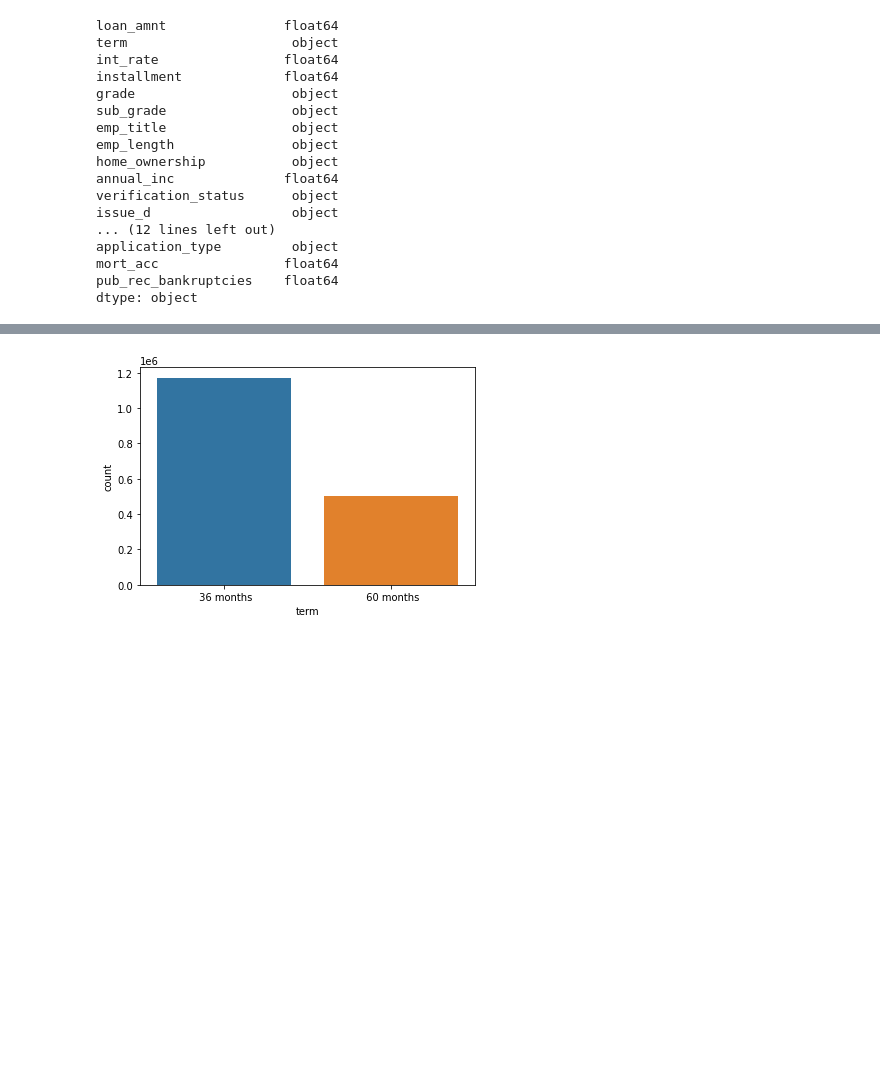
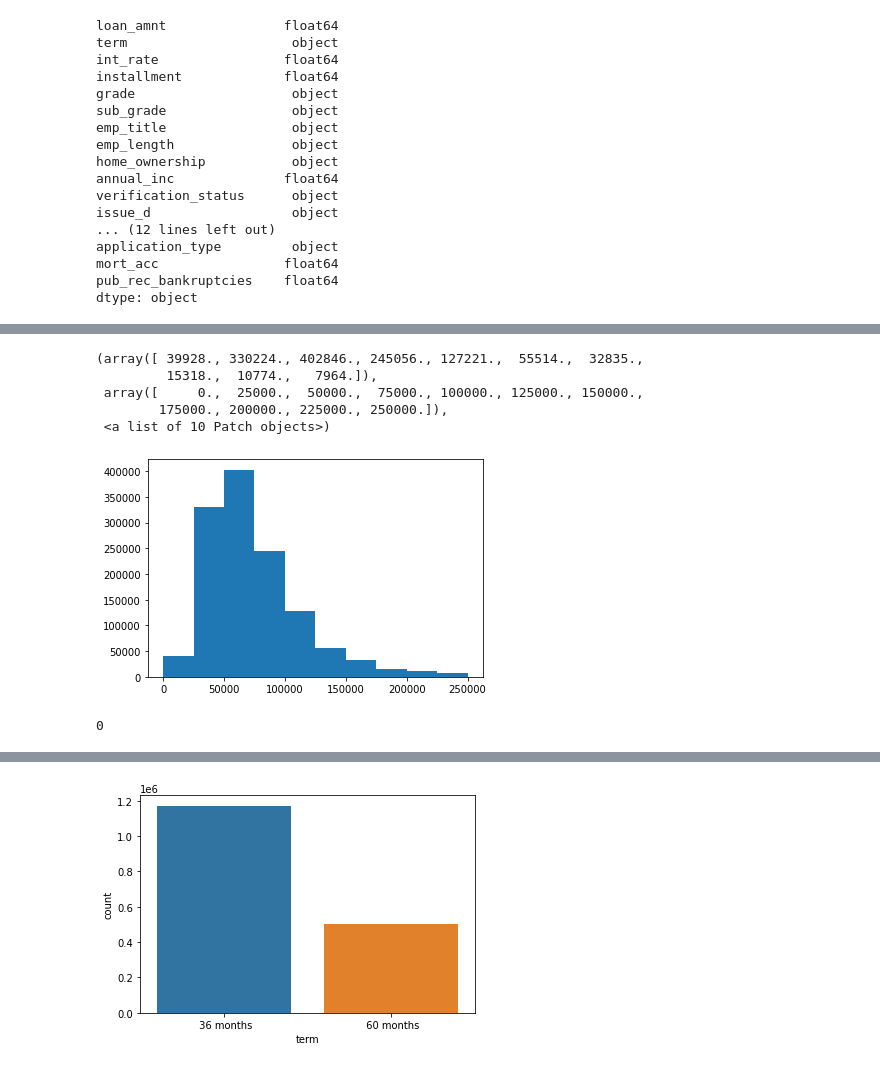
Before and after one commit to laussin86/Capstone-project, a Jupyter notebook: Loan_Default_Project.ipynb, the cells around one changed output, grey strips where cells are left out. Drawn from its saved outputs; the diff is of its cells as text; code cells hidden in the pictures; blank space fills up the shorter version.

```diff
--- a/Loan_Default_Project.ipynb
+++ b/Loan_Default_Project.ipynb
@@ -240,0 +141,17 @@ plt.hist(df['int_rate'])
+# %%
+#so 1% so lets drop those outliers and rerun the distribution
+df_nocurrent= df_nocurrent[df_nocurrent['annual_inc'] <= 250000]
+plt.hist(df_nocurrent['annual_inc'])
+#looks better than before
+# %% [output]
+(array([ 39928., 330224., 402846., 245056., 127221.,  55514.,  32835.,
+         15318.,  10774.,   7964.]),
+ array([     0.,  25000.,  50000.,  75000., 100000., 125000., 150000.,
+        175000., 200000., 225000., 250000.]),
+ <a list of 10 Patch objects>)
+[figure, added]
+# %%
+#check if we still have any missing values
+df_nocurrent['annual_inc'].isnull().sum()
+# %% [output]
+0
```
Also changed, not shown: parts of 80 cells of this notebook.
